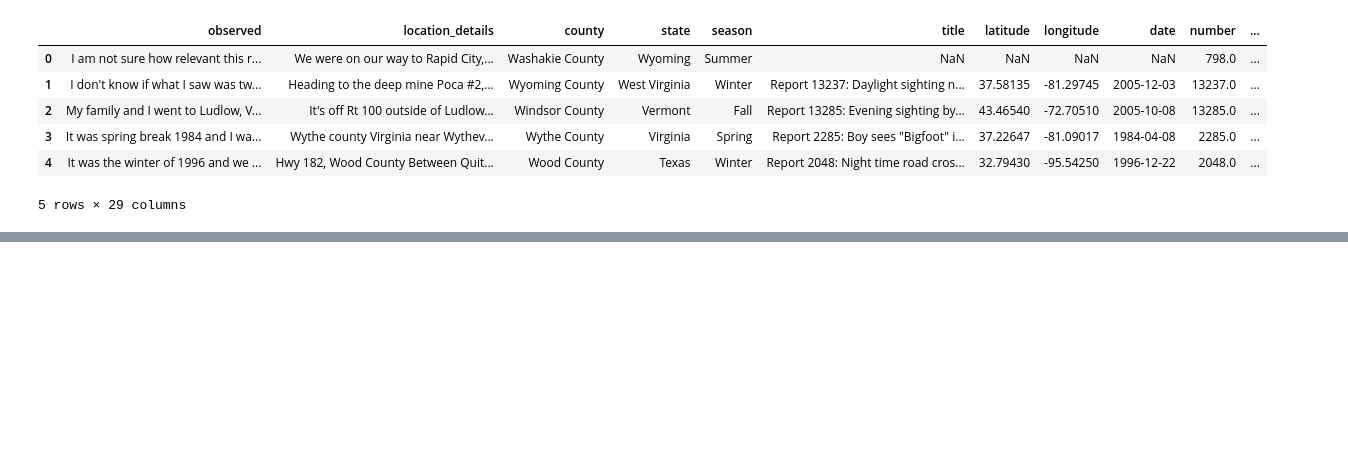
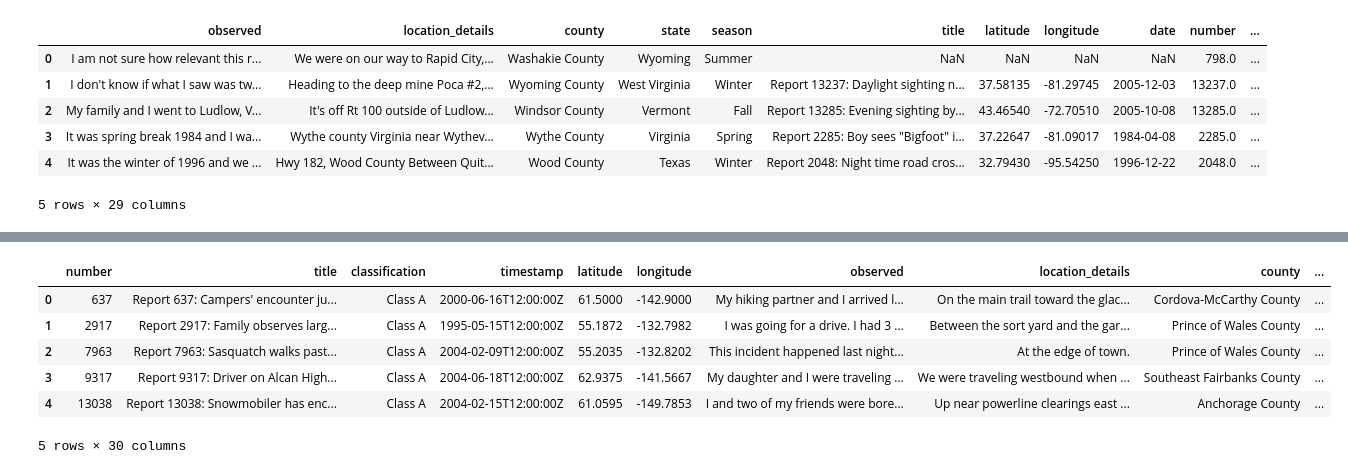
Before and after one commit to Morgen-Henry/supernatural_map, a Jupyter notebook: Data Cleaning/datacleaning.ipynb, the cells around one changed output, grey strips where cells are left out. Cells and saved outputs as stored; diff of their text form; code cells hidden in the pictures; blank space fills up the shorter version.

Commit message:
finished bigfoot data

```diff
--- a/Data Cleaning/datacleaning.ipynb
+++ b/Data Cleaning/datacleaning.ipynb
@@ -24,3 +24,7 @@ bfGeocode.head()
 | 3 | It was spring break 1984 and I wa... | Wythe county Virginia near Wythev... | Wythe County | Virginia | Spring | Report 2285: Boy sees "Bigfoot" i... | 37.22647 | -81.09017 | 1984-04-08 | 2285.0 | ... |
 | 4 | It was the winter of 1996 and we ... | Hwy 182, Wood County Between Quit... | Wood County | Texas | Winter | Report 2048: Night time road cros... | 32.79430 | -95.54250 | 1996-12-22 | 2048.0 | ... |
 5 rows × 29 columns
+# %%
+# bfGeocode.columns
+bfGeocode["number"] = bfGeocode["number"].astype(int)
+bfGeocode.info()
@@ -26,0 +49,12 @@ bfGeocode.head()
+# %%
+# bfLocations.info()
+bfData = bfLocations.merge(bfGeocode, how='inner')
+bfData.head()
+# %% [output]
+|  | number | title | classification | timestamp | latitude | longitude | observed | location_details | county | ... |
+| 0 | 637 | Report 637: Campers' encounter ju... | Class A | 2000-06-16T12:00:00Z | 61.5000 | -142.9000 | My hiking partner and I arrived l... | On the main trail toward the glac... | Cordova-McCarthy County | ... |
+| 1 | 2917 | Report 2917: Family observes larg... | Class A | 1995-05-15T12:00:00Z | 55.1872 | -132.7982 | I was going for a drive. I had 3 ... | Between the sort yard and the gar... | Prince of Wales County | ... |
+| 2 | 7963 | Report 7963: Sasquatch walks past... | Class A | 2004-02-09T12:00:00Z | 55.2035 | -132.8202 | This incident happened last night... | At the edge of town. | Prince of Wales County | ... |
+| 3 | 9317 | Report 9317: Driver on Alcan High... | Class A | 2004-06-18T12:00:00Z | 62.9375 | -141.5667 | My daughter and I were traveling ... | We were traveling westbound when ... | Southeast Fairbanks County | ... |
+| 4 | 13038 | Report 13038: Snowmobiler has enc... | Class A | 2004-02-15T12:00:00Z | 61.0595 | -149.7853 | I and two of my friends were bore... | Up near powerline clearings east ... | Anchorage County | ... |
+5 rows × 30 columns
```
Also changed, not shown: parts of 11 cells of this notebook, 1 other file.
